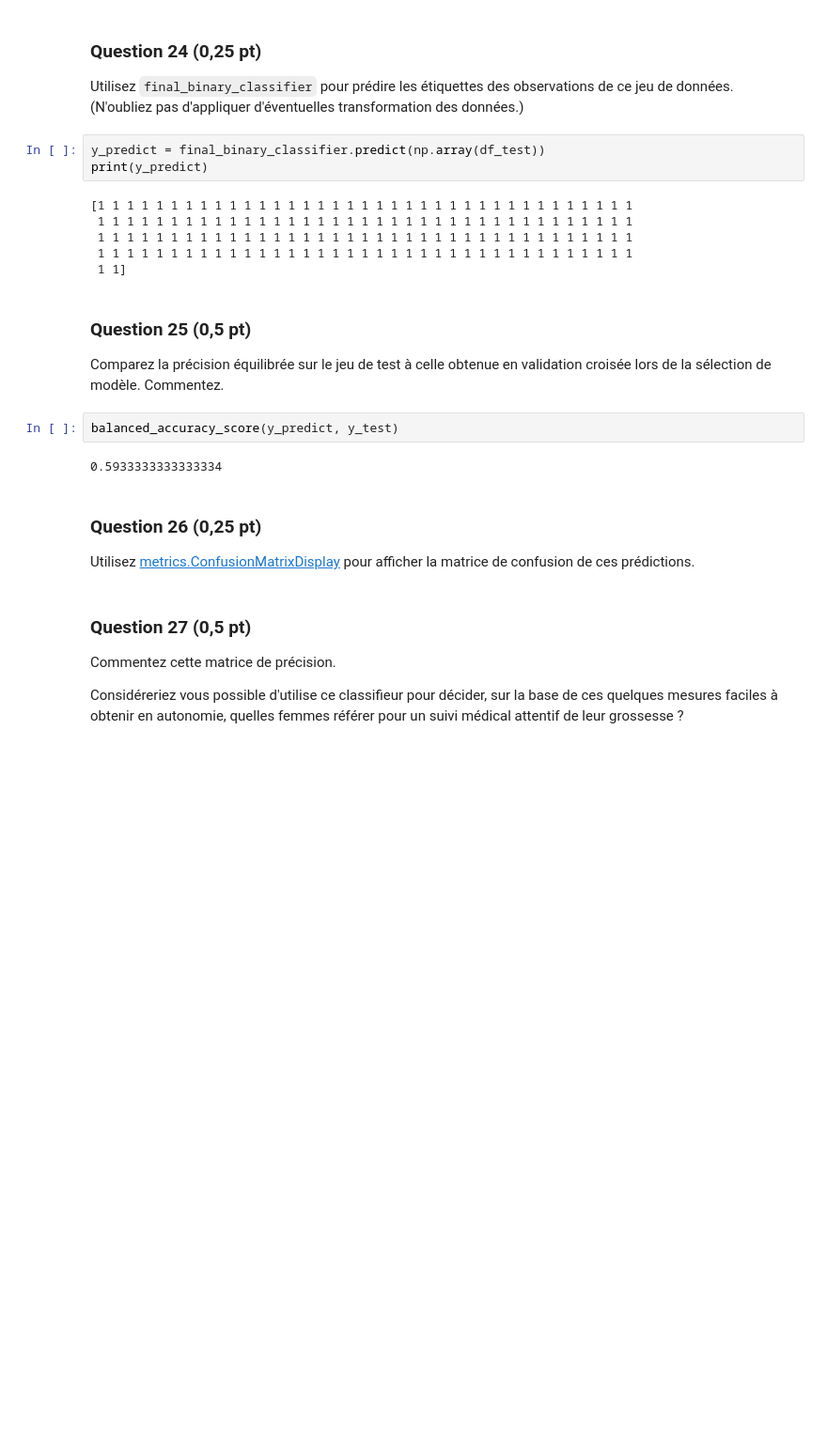
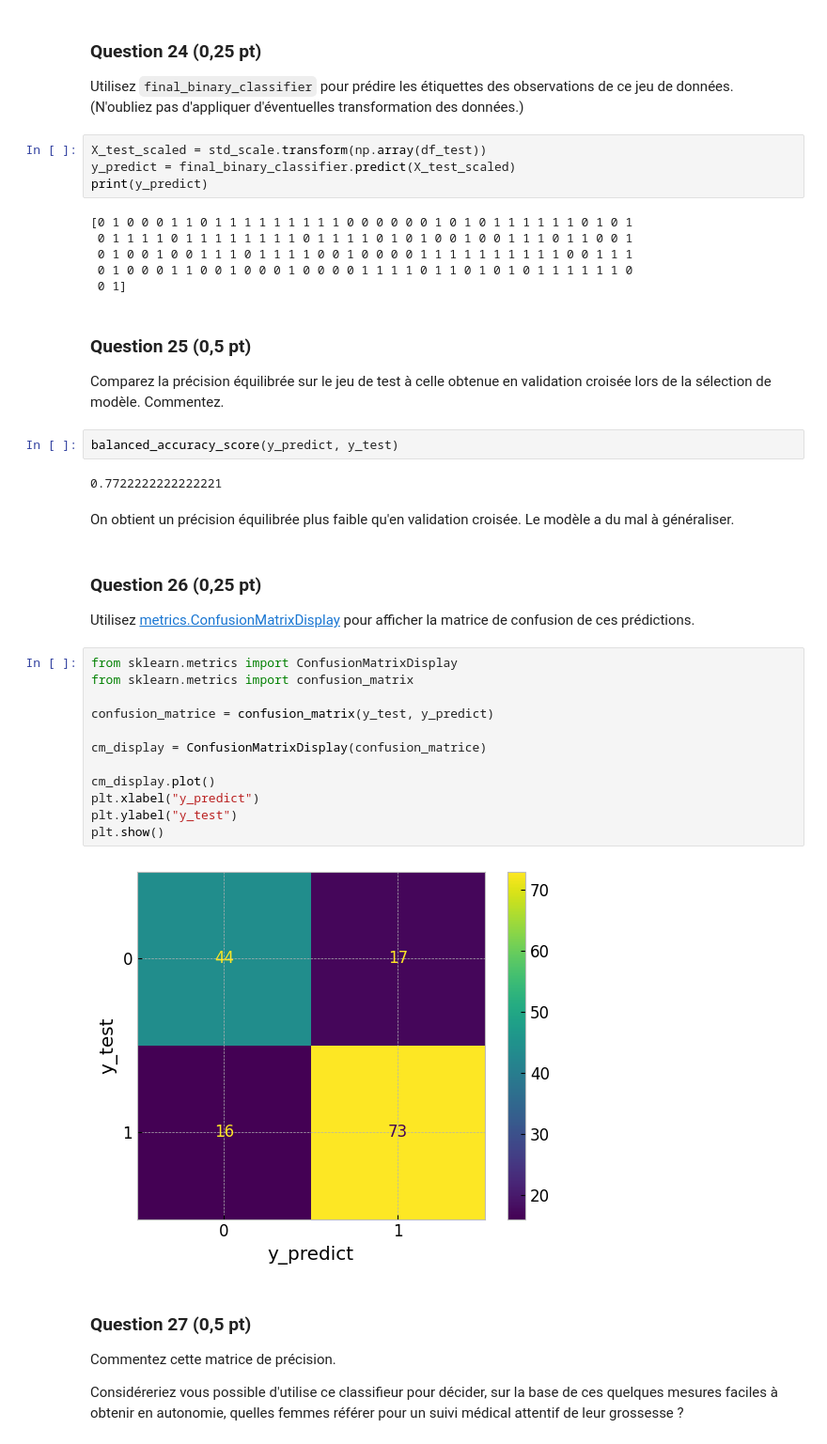
Before and after one commit to Simonolek/Projet_Soso_Simsim, a Jupyter notebook: Projet.ipynb, the cells around one changed output. Shown at 94% size. Cells and saved outputs as stored; diff of their text form; blank space fills up the shorter version.

```diff
--- a/Projet.ipynb
+++ b/Projet.ipynb
@@ -642,24 +624,42 @@ df_test.head()
 
 Utilisez `final_binary_classifier` pour prédire les étiquettes des observations de ce jeu de données. (N'oubliez pas d'appliquer d'éventuelles transformation des données.)
 # %%
-y_predict = final_binary_classifier.predict(np.array(df_test))
+X_test_scaled = std_scale.transform(np.array(df_test))
+y_predict = final_binary_classifier.predict(X_test_scaled)
 print(y_predict)
 # %% [output]
-[1 1 1 1 1 1 1 1 1 1 1 1 1 1 1 1 1 1 1 1 1 1 1 1 1 1 1 1 1 1 1 1 1 1 1 1 1
- 1 1 1 1 1 1 1 1 1 1 1 1 1 1 1 1 1 1 1 1 1 1 1 1 1 1 1 1 1 1 1 1 1 1 1 1 1
- 1 1 1 1 1 1 1 1 1 1 1 1 1 1 1 1 1 1 1 1 1 1 1 1 1 1 1 1 1 1 1 1 1 1 1 1 1
- 1 1 1 1 1 1 1 1 1 1 1 1 1 1 1 1 1 1 1 1 1 1 1 1 1 1 1 1 1 1 1 1 1 1 1 1 1
- 1 1]
+[0 1 0 0 0 1 1 0 1 1 1 1 1 1 1 1 1 0 0 0 0 0 0 1 0 1 0 1 1 1 1 1 1 0 1 0 1
+ 0 1 1 1 1 0 1 1 1 1 1 1 1 1 0 1 1 1 1 0 1 0 1 0 0 1 0 0 1 1 1 0 1 1 0 0 1
+ 0 1 0 0 1 0 0 1 1 1 0 1 1 1 1 0 0 1 0 0 0 0 1 1 1 1 1 1 1 1 1 1 0 0 1 1 1
+ 0 1 0 0 0 1 1 0 0 1 0 0 0 1 0 0 0 0 1 1 1 1 0 1 1 0 1 0 1 0 1 1 1 1 1 1 0
+ 0 1]
 # %% [markdown]
 ### Question 25 (0,5 pt)
 Comparez la précision équilibrée sur le jeu de test à celle obtenue en validation croisée lors de la sélection de modèle. Commentez.
 # %%
 balanced_accuracy_score(y_predict, y_test)
 # %% [output]
-0.5933333333333334
+0.7722222222222221
+# %% [markdown]
+On obtient un précision équilibrée plus faible qu'en validation croisée.
+Le modèle a du mal à généraliser.
 # %% [markdown]
 ### Question 26 (0,25 pt)
 Utilisez [metrics.ConfusionMatrixDisplay](https://scikit-learn.org/stable/modules/generated/sklearn.metrics.ConfusionMatrixDisplay.html) pour afficher la matrice de confusion de ces prédictions.
+# %%
+from sklearn.metrics import ConfusionMatrixDisplay
+from sklearn.metrics import confusion_matrix
+
+confusion_matrice = confusion_matrix(y_test, y_predict)
+
+cm_display = ConfusionMatrixDisplay(confusion_matrice)
+
+cm_display.plot()
+plt.xlabel("y_predict")
+plt.ylabel("y_test")
+plt.show()
+# %% [output]
+[figure, added]
 # %% [markdown]
 ### Question 27 (0,5 pt)
 Commentez cette matrice de précision.
```
Also changed, not shown: parts of 4 cells of this notebook.
